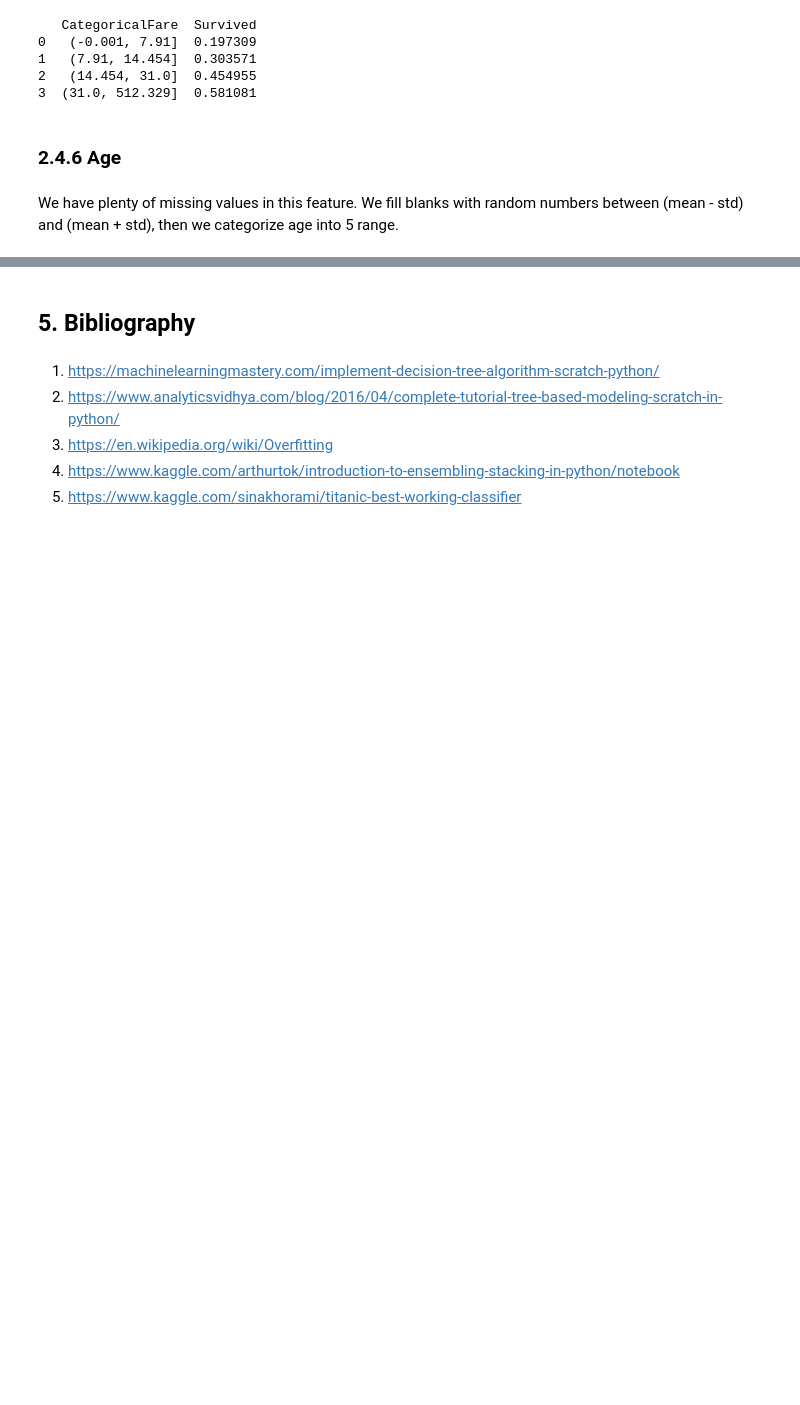
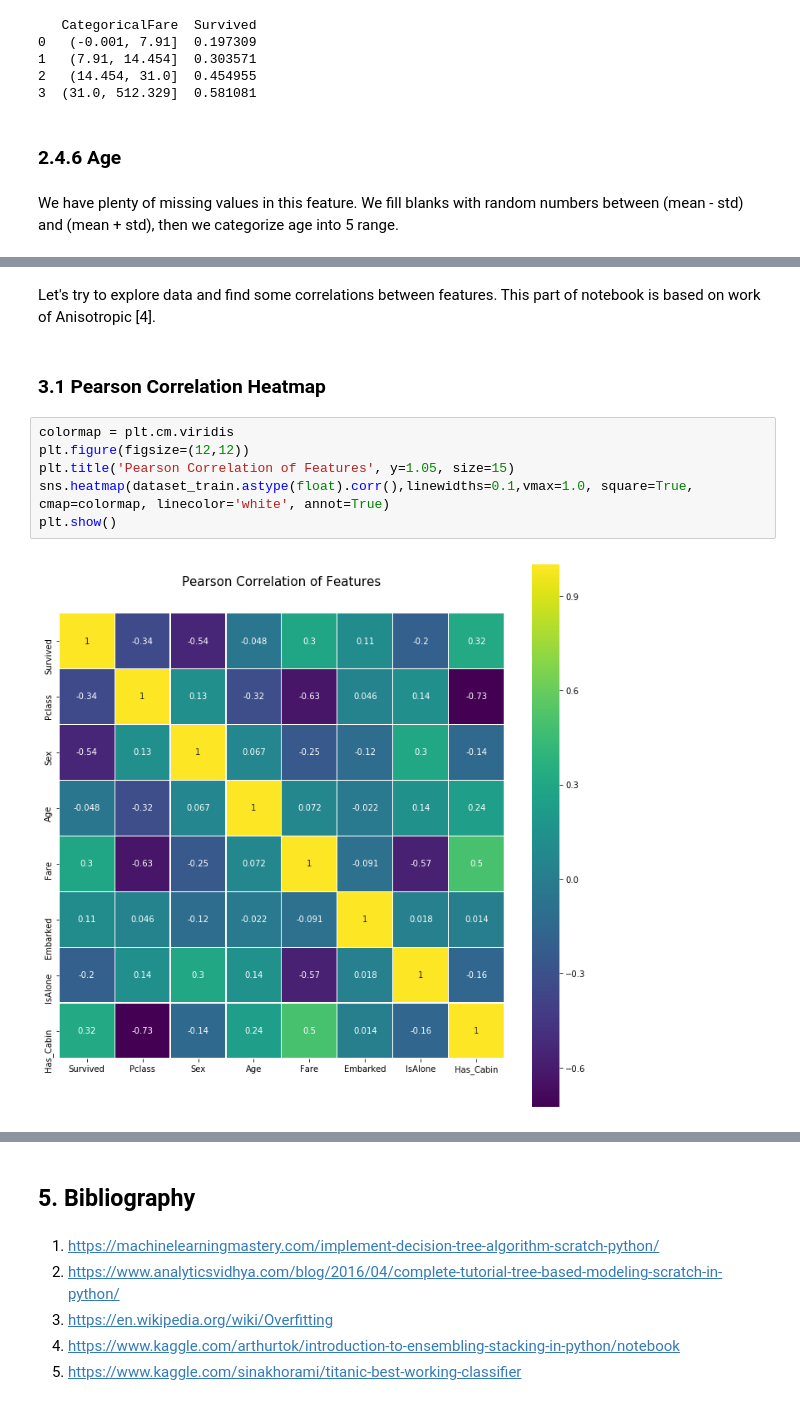
Before and after one commit to SkalskiP/ILearnMachineLearning.py, a Jupyter notebook: 03_Classification/02_Decision_Trees/Decision_Trees_Classification.ipynb, the cells around one changed output, grey strips where cells are left out. Drawn from its saved outputs; the diff is of its cells as text; blank space fills up the shorter version.

```diff
--- a/03_Classification/02_Decision_Trees/Decision_Trees_Classification.ipynb
+++ b/03_Classification/02_Decision_Trees/Decision_Trees_Classification.ipynb
@@ -272,0 +270,12 @@ test  = dataset_test.values
+# %% [markdown]
+Let's try to explore data and find some correlations between features.  This part of notebook is based on work of Anisotropic [4].
+# %% [markdown]
+### 3.1 Pearson Correlation Heatmap
+# %%
+colormap = plt.cm.viridis
+plt.figure(figsize=(12,12))
+plt.title('Pearson Correlation of Features', y=1.05, size=15)
+sns.heatmap(dataset_train.astype(float).corr(),linewidths=0.1,vmax=1.0, square=True, cmap=colormap, linecolor='white', annot=True)
+plt.show()
+# %% [output]
+[figure, added]
```
Also changed, not shown: parts of 18 cells of this notebook.
